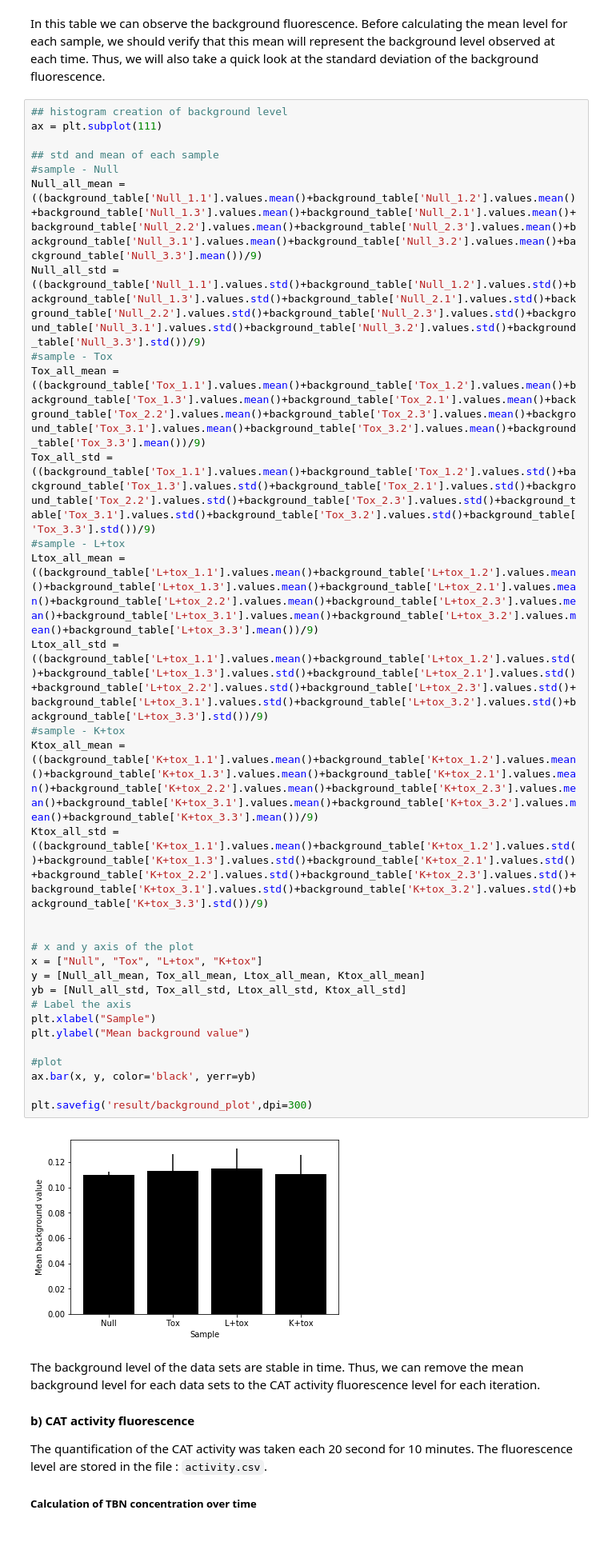
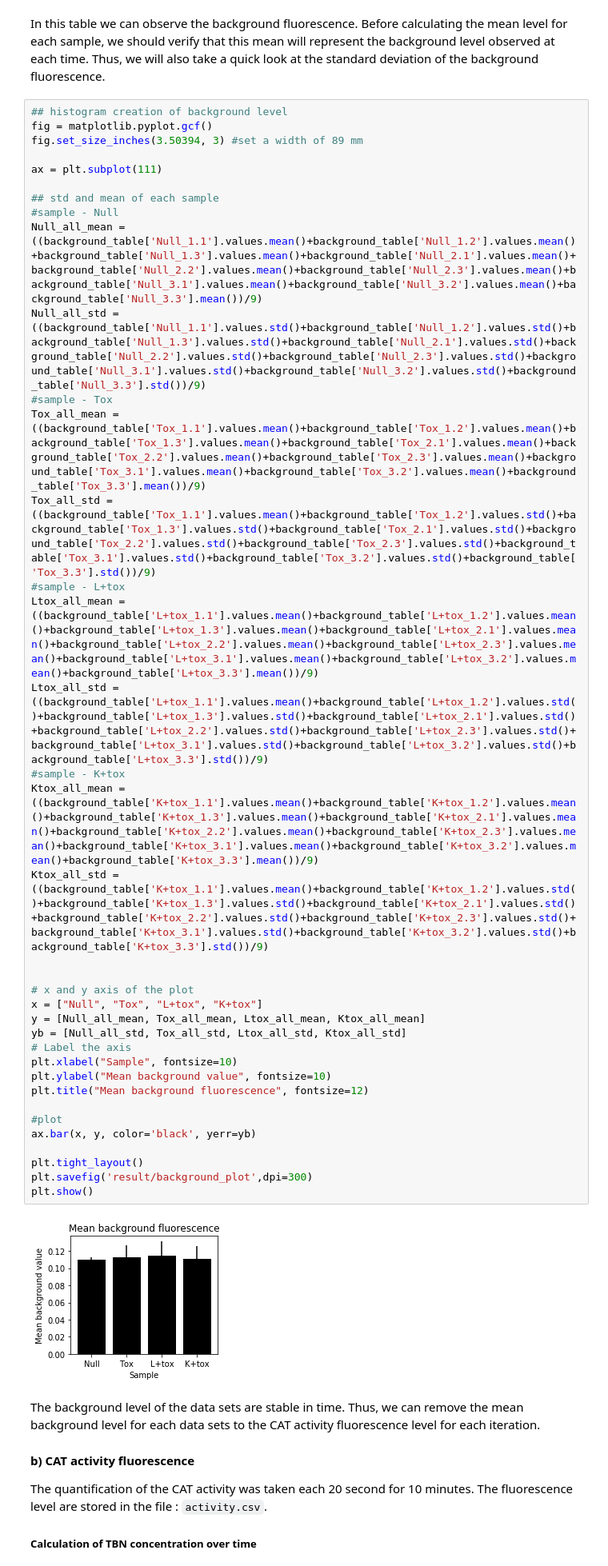
Before and after one commit to teokem/project-work-2018-CamilleAny, a Jupyter notebook: ANOVA_TOXCAT.ipynb, the cells around one changed output. Shown: that part at 80% size. Cells and saved outputs as stored; diff of their text form; blank space fills up the shorter version.

```diff
--- a/ANOVA_TOXCAT.ipynb
+++ b/ANOVA_TOXCAT.ipynb
@@ -107,37 +116,43 @@ background_table.style
 In this table we can observe the background fluorescence. Before calculating the mean level for each sample, we should verify that this mean will represent the background level observed at each time. Thus, we will also take a quick look at the standard deviation of the background fluorescence.
 # %%
 ## histogram creation of background level
+fig = matplotlib.pyplot.gcf()
+fig.set_size_inches(3.50394, 3) #set a width of 89 mm
+
 ax = plt.subplot(111)
 
 ## std and mean of each sample
 #sample - Null
 Null_all_mean = ((background_table['Null_1.1'].values.mean()+background_table['Null_1.2'].values.mean()+background_table['Null_1.3'].values.mean()+background_table['Null_2.1'].values.mean()+background_table['Null_2.2'].values.mean()+background_table['Null_2.3'].values.mean()+background_table['Null_3.1'].values.mean()+background_table['Null_3.2'].values.mean()+background_table['Null_3.3'].mean())/9)
 Null_all_std = ((background_table['Null_1.1'].values.std()+background_table['Null_1.2'].values.std()+background_table['Null_1.3'].values.std()+background_table['Null_2.1'].values.std()+background_table['Null_2.2'].values.std()+background_table['Null_2.3'].values.std()+background_table['Null_3.1'].values.std()+background_table['Null_3.2'].values.std()+background_table['Null_3.3'].std())/9)
 #sample - Tox
 Tox_all_mean = ((background_table['Tox_1.1'].values.mean()+background_table['Tox_1.2'].values.mean()+background_table['Tox_1.3'].values.mean()+background_table['Tox_2.1'].values.mean()+background_table['Tox_2.2'].values.mean()+background_table['Tox_2.3'].values.mean()+background_table['Tox_3.1'].values.mean()+background_table['Tox_3.2'].values.mean()+background_table['Tox_3.3'].mean())/9)
 Tox_all_std = ((background_table['Tox_1.1'].values.mean()+background_table['Tox_1.2'].values.std()+background_table['Tox_1.3'].values.std()+background_table['Tox_2.1'].values.std()+background_table['Tox_2.2'].values.std()+background_table['Tox_2.3'].values.std()+background_table['Tox_3.1'].values.std()+background_table['Tox_3.2'].values.std()+background_table['Tox_3.3'].std())/9)
 #sample - L+tox
 Ltox_all_mean = ((background_table['L+tox_1.1'].values.mean()+background_table['L+tox_1.2'].values.mean()+background_table['L+tox_1.3'].values.mean()+background_table['L+tox_2.1'].values.mean()+background_table['L+tox_2.2'].values.mean()+background_table['L+tox_2.3'].values.mean()+background_table['L+tox_3.1'].values.mean()+background_table['L+tox_3.2'].values.mean()+background_table['L+tox_3.3'].mean())/9)
 Ltox_all_std = ((background_table['L+tox_1.1'].values.mean()+background_table['L+tox_1.2'].values.std()+background_table['L+tox_1.3'].values.std()+background_table['L+tox_2.1'].values.std()+background_table['L+tox_2.2'].values.std()+background_table['L+tox_2.3'].values.std()+background_table['L+tox_3.1'].values.std()+background_table['L+tox_3.2'].values.std()+background_table['L+tox_3.3'].std())/9)
 #sample - K+tox
 Ktox_all_mean = ((background_table['K+tox_1.1'].values.mean()+background_table['K+tox_1.2'].values.mean()+background_table['K+tox_1.3'].values.mean()+background_table['K+tox_2.1'].values.mean()+background_table['K+tox_2.2'].values.mean()+background_table['K+tox_2.3'].values.mean()+background_table['K+tox_3.1'].values.mean()+background_table['K+tox_3.2'].values.mean()+background_table['K+tox_3.3'].mean())/9)
 Ktox_all_std = ((background_table['K+tox_1.1'].values.mean()+background_table['K+tox_1.2'].values.std()+background_table['K+tox_1.3'].values.std()+background_table['K+tox_2.1'].values.std()+background_table['K+tox_2.2'].values.std()+background_table['K+tox_2.3'].values.std()+background_table['K+tox_3.1'].values.std()+background_table['K+tox_3.2'].values.std()+background_table['K+tox_3.3'].std())/9)
 
 
 # x and y axis of the plot
 x = ["Null", "Tox", "L+tox", "K+tox"]
 y = [Null_all_mean, Tox_all_mean, Ltox_all_mean, Ktox_all_mean]
 yb = [Null_all_std, Tox_all_std, Ltox_all_std, Ktox_all_std]
 # Label the axis
-plt.xlabel("Sample")
-plt.ylabel("Mean background value")
+plt.xlabel("Sample", fontsize=10)
+plt.ylabel("Mean background value", fontsize=10)
+plt.title("Mean background fluorescence", fontsize=12)
 
 #plot
 ax.bar(x, y, color='black', yerr=yb)
 
+plt.tight_layout()
 plt.savefig('result/background_plot',dpi=300)
+plt.show()
 # %% [output]
-[figure, old version]
+[figure, new version]
 # %% [markdown]
 The background level of the data sets are stable in time. Thus, we can remove the mean background level for each data sets to the CAT activity fluorescence level for each iteration.
 
```
Also changed, not shown: parts of 4 cells of this notebook, 4 other files.
